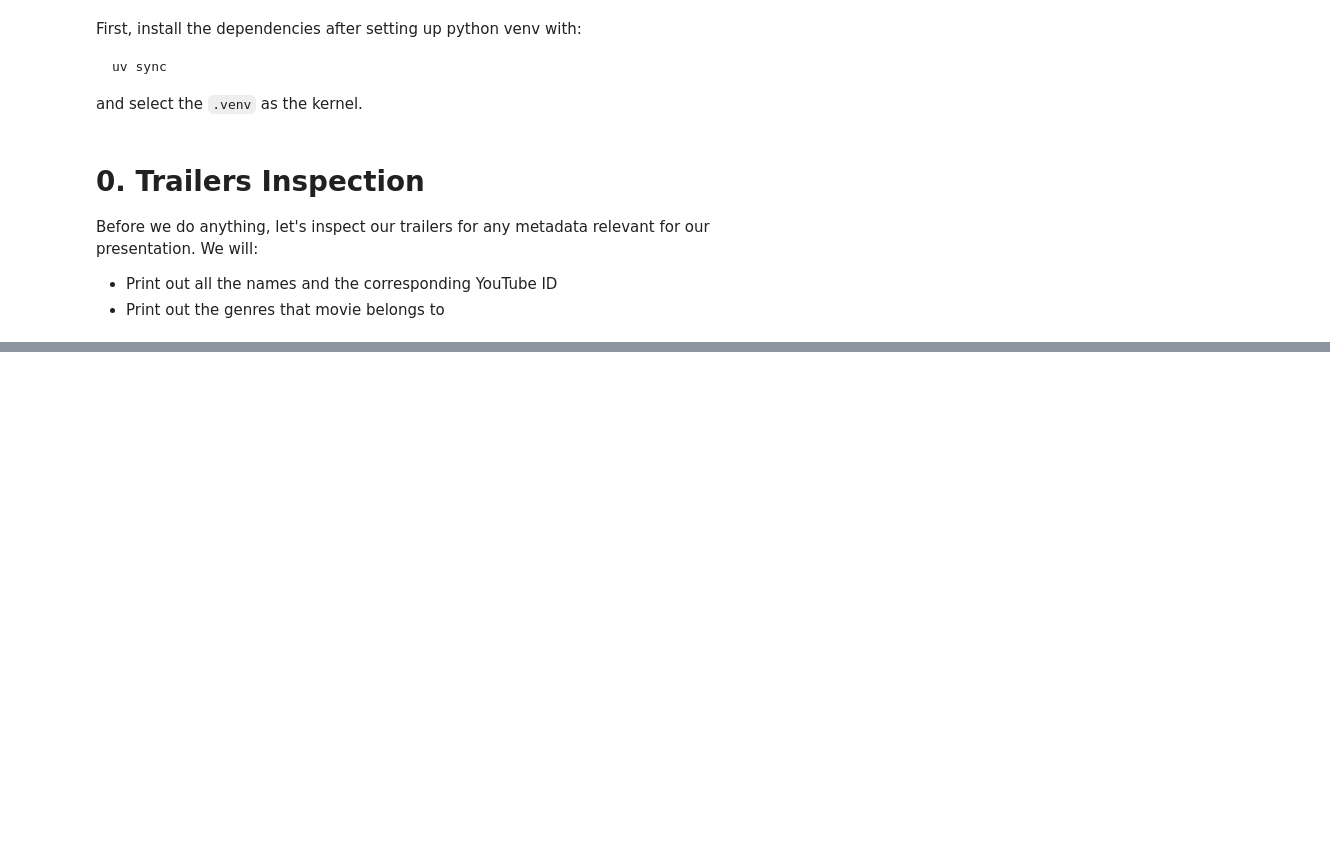
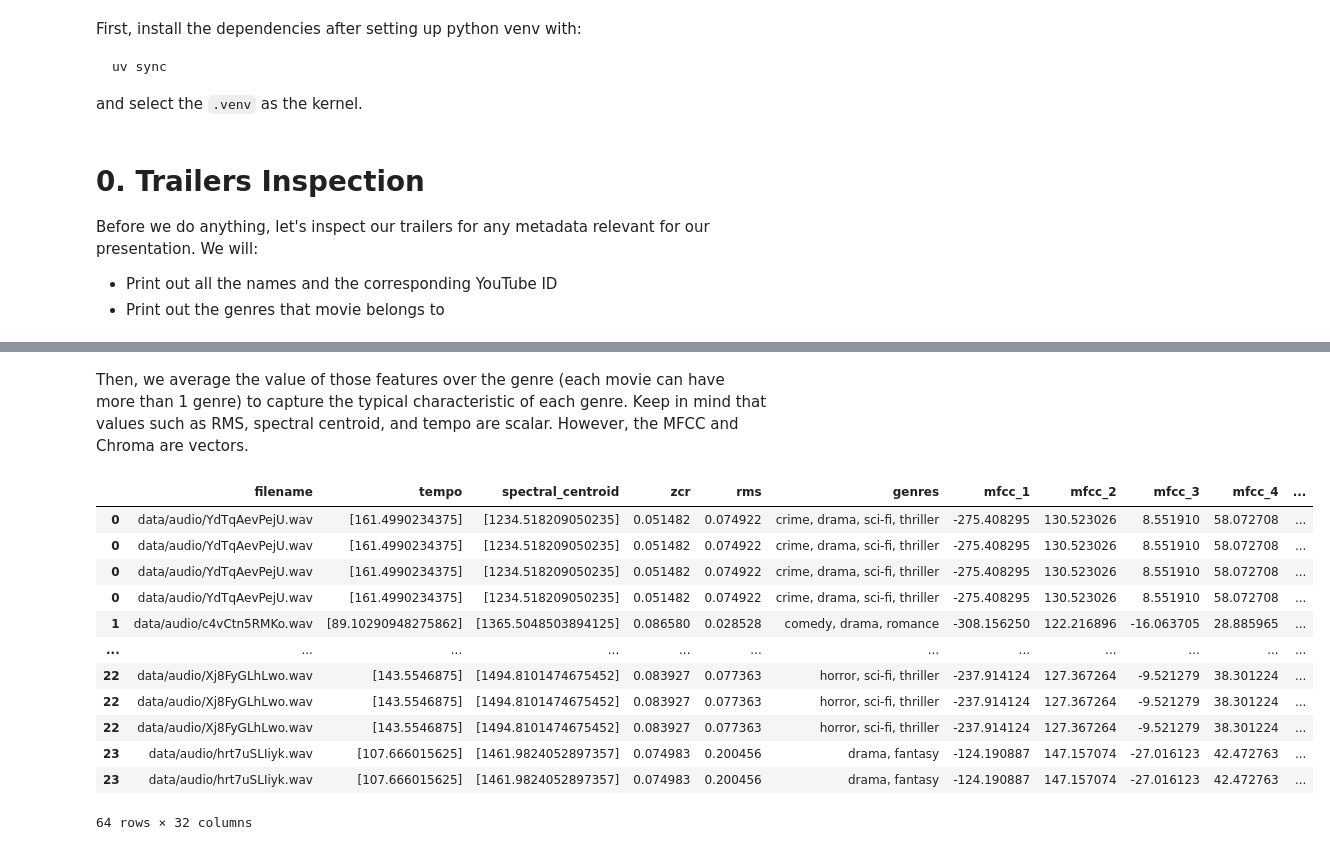
Before and after one commit to danit-niwattananan-personal/tum_nlp-projektwoche, a Jupyter notebook: audio_playground.ipynb, the cells around one changed output, grey strips where cells are left out. Drawn from its saved outputs; the diff is of its cells as text; code cells hidden in the pictures; blank space fills up the shorter version.

```diff
--- a/audio_playground.ipynb
+++ b/audio_playground.ipynb
@@ -142,0 +139,33 @@ fantasy       3
+# %%
+import ffmpeg
+from tqdm import tqdm
+from pathlib import Path
+
+# Create output directory for WAV files if it doesn't exist
+output_dir = Path('data/audio')
+output_dir.mkdir(parents=True, exist_ok=True)
+
+# Process each trailer file
+for trailer_file in tqdm(trailer_files):
+    # Get the YouTube ID from the filename (without .mp4 extension)
+    youtube_id = trailer_file.stem
+
+    # Define input and output paths
+    input_file = str(trailer_file)
+    output_file = str(output_dir / f"{youtube_id}.wav")
+
+    try:
+        # Create the FFmpeg command
+        stream = ffmpeg.input(input_file)
+        stream = ffmpeg.output(stream, output_file,
+                             acodec='pcm_s16le',  # Audio codec
+                             ar=16000,           # Sample rate
+                             ac=1,               # Number of audio channels
+                             vn=None)            # Disable video
+
+        # Run the command
+        ffmpeg.run(stream)
+        print(f"Successfully processed {youtube_id}")
+
+    except ffmpeg.Error as e:
+        print(f"Error processing {youtube_id}: {e.stderr.decode()}")
@@ -142,0 +366,25 @@ fantasy       3
+# %% [markdown]
+Then, we average the value of those features over the genre (each movie can have more than 1 genre) to capture the typical characteristic of each genre. Keep in mind that values such as RMS, spectral centroid, and tempo are scalar. However, the MFCC and Chroma are vectors.
+# %%
+# First we split genres into list
+# import pandas as pd
+# df = pd.read_csv('data/audio_features.csv')
+df['genre_list'] = df['genres'].apply(lambda x: [g.strip() for g in x.split(',')])
+
+# Explode so each genre gets its own row. This is easier to be averaged based on genres later.
+df_exploded = df.explode('genre_list')
+df_exploded
+# %% [output]
+|  | filename | tempo | spectral_centroid | zcr | rms | genres | mfcc_1 | mfcc_2 | mfcc_3 | mfcc_4 | ... |
+| 0 | data/audio/YdTqAevPejU.wav | [161.4990234375] | [1234.518209050235] | 0.051482 | 0.074922 | crime, drama, sci-fi, thriller | -275.408295 | 130.523026 | 8.551910 | 58.072708 | ... |
+| 0 | data/audio/YdTqAevPejU.wav | [161.4990234375] | [1234.518209050235] | 0.051482 | 0.074922 | crime, drama, sci-fi, thriller | -275.408295 | 130.523026 | 8.551910 | 58.072708 | ... |
+| 0 | data/audio/YdTqAevPejU.wav | [161.4990234375] | [1234.518209050235] | 0.051482 | 0.074922 | crime, drama, sci-fi, thriller | -275.408295 | 130.523026 | 8.551910 | 58.072708 | ... |
+| 0 | data/audio/YdTqAevPejU.wav | [161.4990234375] | [1234.518209050235] | 0.051482 | 0.074922 | crime, drama, sci-fi, thriller | -275.408295 | 130.523026 | 8.551910 | 58.072708 | ... |
+| 1 | data/audio/c4vCtn5RMKo.wav | [89.10290948275862] | [1365.5048503894125] | 0.086580 | 0.028528 | comedy, drama, romance | -308.156250 | 122.216896 | -16.063705 | 28.885965 | ... |
+| ... | ... | ... | ... | ... | ... | ... | ... | ... | ... | ... | ... |
+| 22 | data/audio/Xj8FyGLhLwo.wav | [143.5546875] | [1494.8101474675452] | 0.083927 | 0.077363 | horror, sci-fi, thriller | -237.914124 | 127.367264 | -9.521279 | 38.301224 | ... |
+| 22 | data/audio/Xj8FyGLhLwo.wav | [143.5546875] | [1494.8101474675452] | 0.083927 | 0.077363 | horror, sci-fi, thriller | -237.914124 | 127.367264 | -9.521279 | 38.301224 | ... |
+| 22 | data/audio/Xj8FyGLhLwo.wav | [143.5546875] | [1494.8101474675452] | 0.083927 | 0.077363 | horror, sci-fi, thriller | -237.914124 | 127.367264 | -9.521279 | 38.301224 | ... |
+| 23 | data/audio/hrt7uSLIiyk.wav | [107.666015625] | [1461.9824052897357] | 0.074983 | 0.200456 | drama, fantasy | -124.190887 | 147.157074 | -27.016123 | 42.472763 | ... |
+| 23 | data/audio/hrt7uSLIiyk.wav | [107.666015625] | [1461.9824052897357] | 0.074983 | 0.200456 | drama, fantasy | -124.190887 | 147.157074 | -27.016123 | 42.472763 | ... |
+64 rows × 32 columns
```
Also changed, not shown: parts of 9 cells of this notebook.
